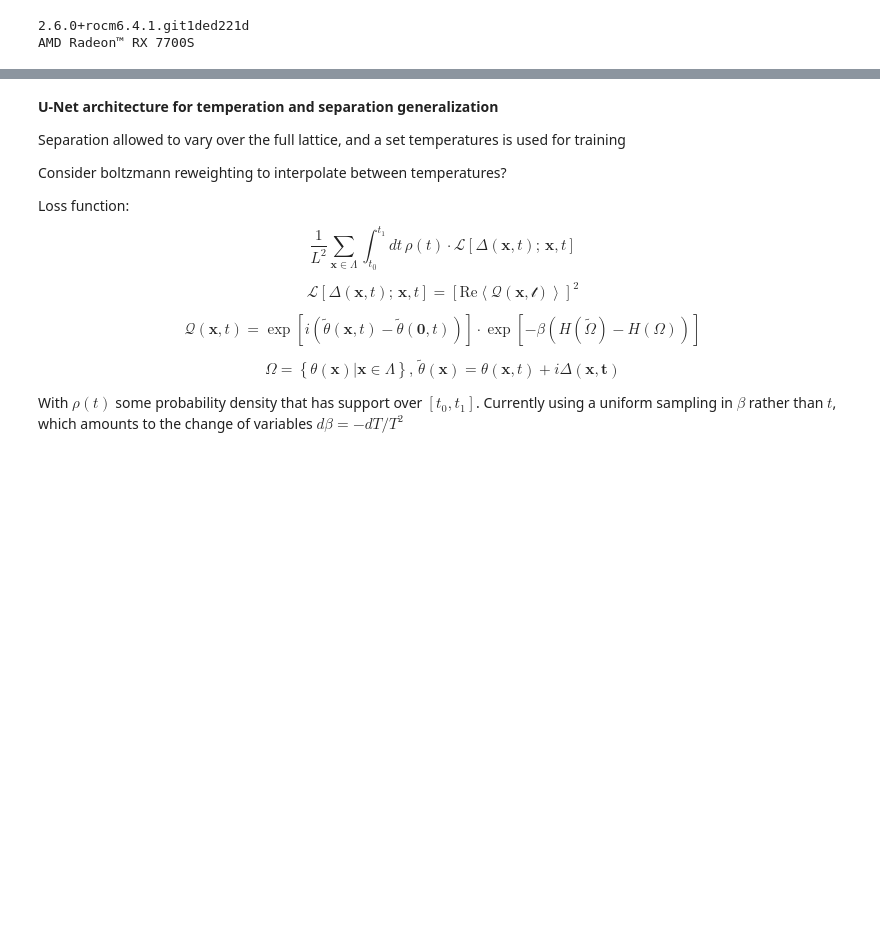
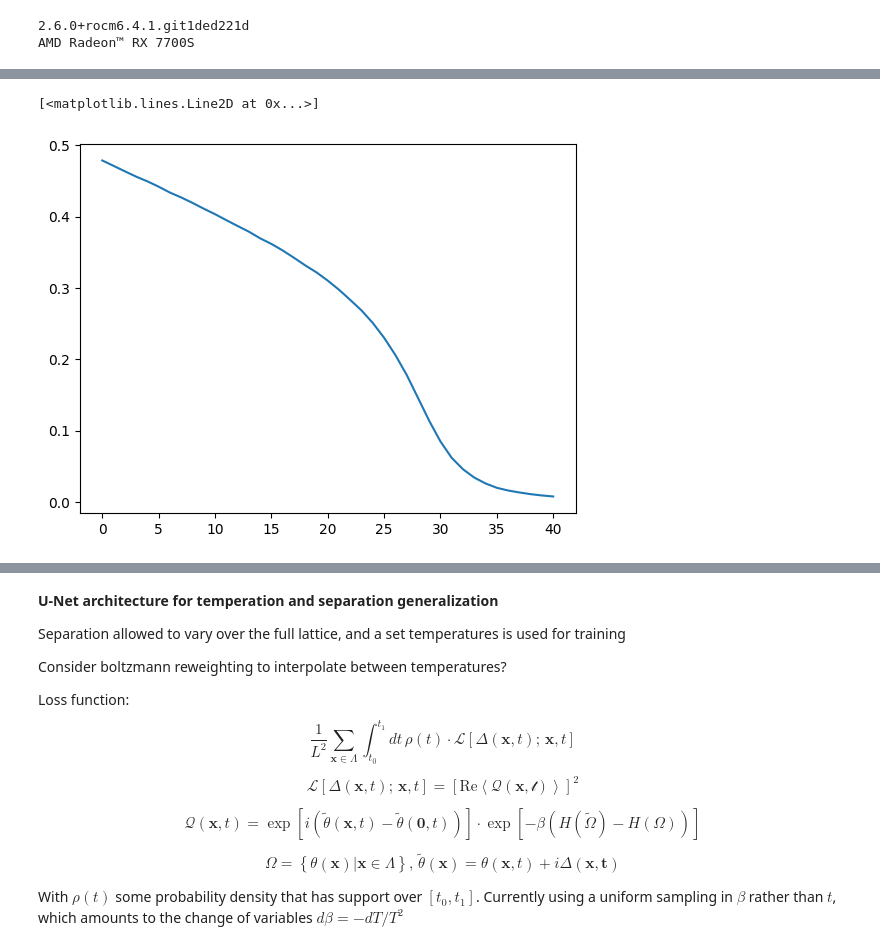
Before and after one commit to amshak01/XY-Contour-Deformations, a Jupyter notebook: deformations.ipynb, the cells around one changed output, grey strips where cells are left out. Saved outputs shown, nothing was run; the diff lists cells and outputs as text; code cells hidden in the pictures; blank space fills up the shorter version.

```diff
--- a/deformations.ipynb
+++ b/deformations.ipynb
@@ -50,0 +145,5 @@ val_single_file_ds = BinFileDataset(
+# %%
+plt.plot(mean_squared_mags.mean(axis=1))
+# %% [output]
+[<matplotlib.lines.Line2D at 0x...>]
+[figure, added]
```
Also changed, not shown: parts of 51 cells of this notebook, 40 other files.
